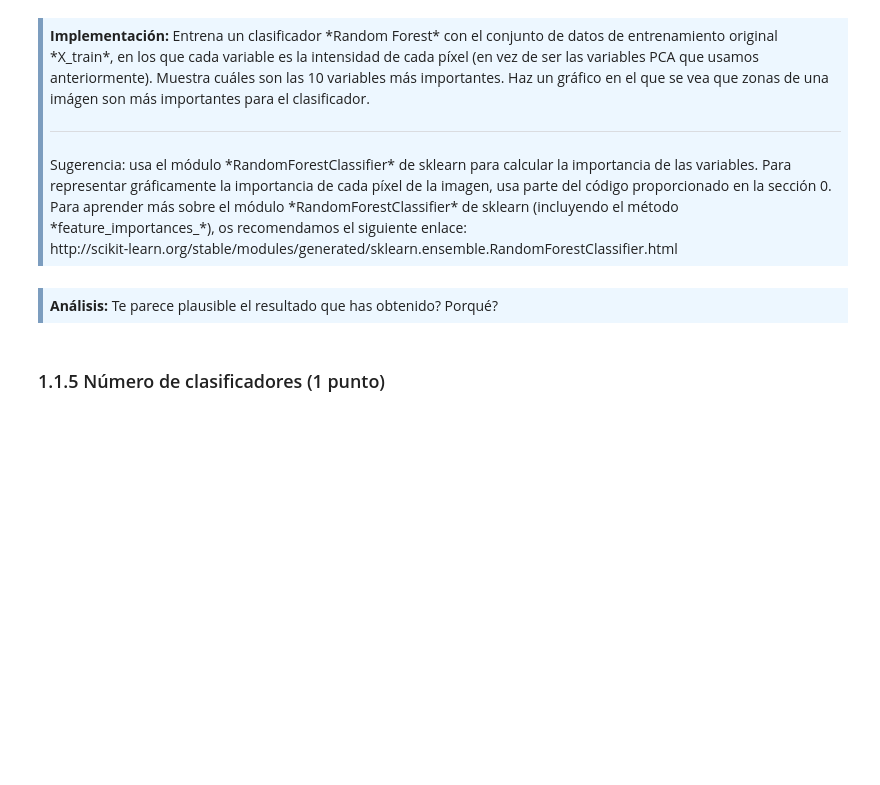
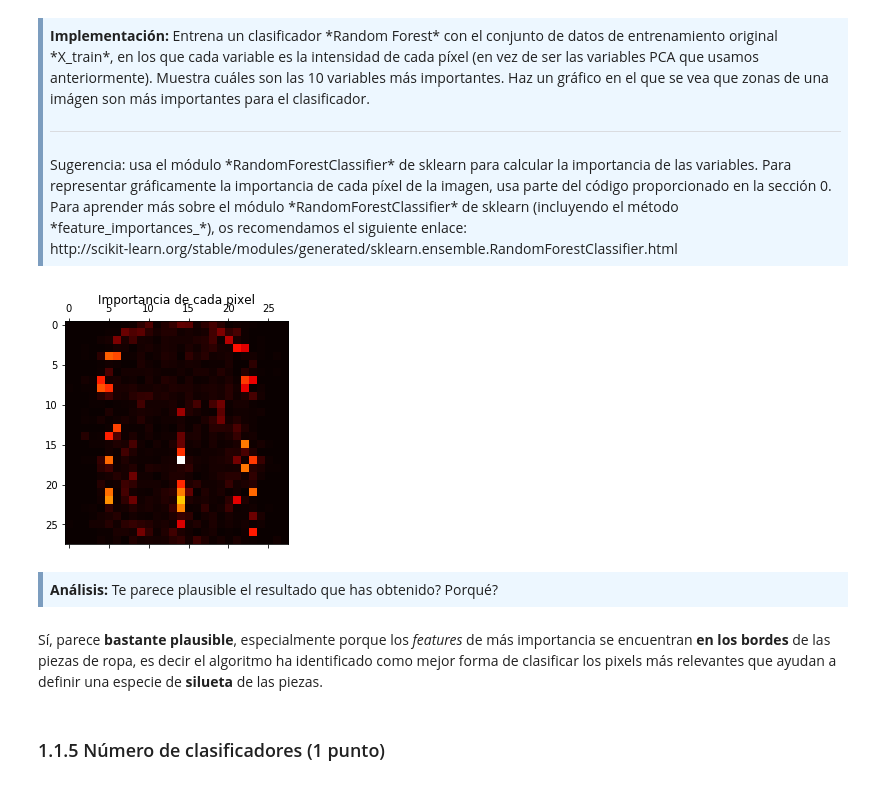
Before and after one commit to fernandoabcampos/advanced-data-mining, a Jupyter notebook: PEC4/20181_M2.855_PEC4-Enunciado.ipynb, the cells around one changed output. Cells and saved outputs as stored; diff of their text form; code cells hidden in the pictures; blank space fills up the shorter version.

Commit message:
Defining the importance of the features (feature_importances_)

```diff
--- a/PEC4/20181_M2.855_PEC4-Enunciado.ipynb
+++ b/PEC4/20181_M2.855_PEC4-Enunciado.ipynb
@@ -236,10 +237,28 @@ En el problema de clasificación de imágenes analizado aquí, la importancia de
 <hr> Sugerencia: usa el módulo *RandomForestClassifier* de sklearn para calcular la importancia de las variables. Para representar gráficamente la importancia de cada píxel de la imagen, usa parte del código proporcionado en la sección 0. Para aprender más sobre el módulo *RandomForestClassifier* de sklearn (incluyendo el método *feature&#95;importances_*), os recomendamos el siguiente enlace:<br>
 http://scikit-learn.org/stable/modules/generated/sklearn.ensemble.RandomForestClassifier.html
 </div>
+# %%
+import warnings
+warnings.simplefilter(action='ignore', category=FutureWarning)
+
+randomforest = RandomForestClassifier(random_state=0, n_jobs=-1)
+model = randomforest.fit(X_train, y_train)
+
+importances = model.feature_importances_
+importances = importances.reshape(images[0].reshape(28, 28).shape)
+
+# Plot pixel importances
+plt.matshow(importances, cmap = plt.cm.hot)
+plt.title("Importancia de cada pixel")
+plt.show()
+# %% [output]
+[figure, added]
 # %% [markdown]
 <div style="background-color: #EDF7FF; border-color: #7C9DBF; border-left: 5px solid #7C9DBF; padding: 0.5em;">
 <strong>Análisis:</strong> Te parece plausible el resultado que has obtenido? Porqué?
 </div>
+# %% [markdown]
+Sí, parece **bastante plausible**, especialmente porque los *features* de más importancia se encuentran **en los bordes** de las piezas de ropa, es decir el algoritmo ha identificado como mejor forma de clasificar los pixels más relevantes que ayudan a definir una especie de **silueta** de las piezas.
 # %% [markdown]
 ### 1.1.5 Número de clasificadores (1 punto)
 # %% [markdown]
```
Also changed, not shown: parts of 2 cells of this notebook.
